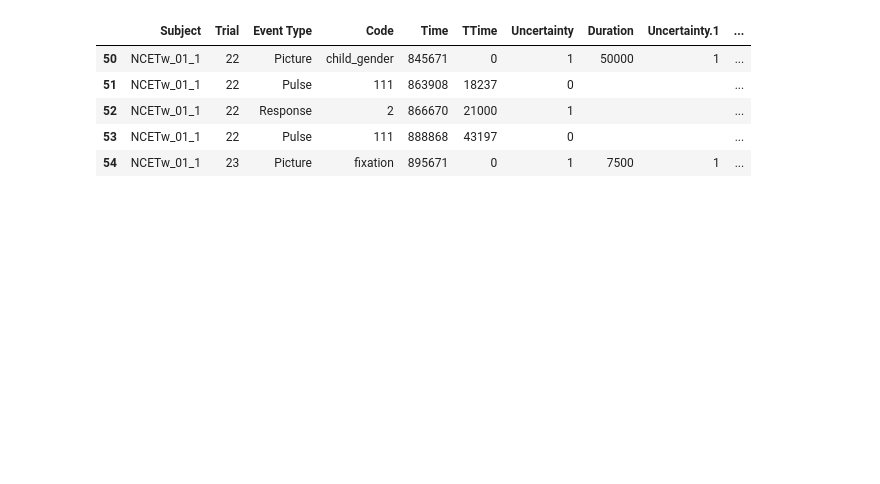
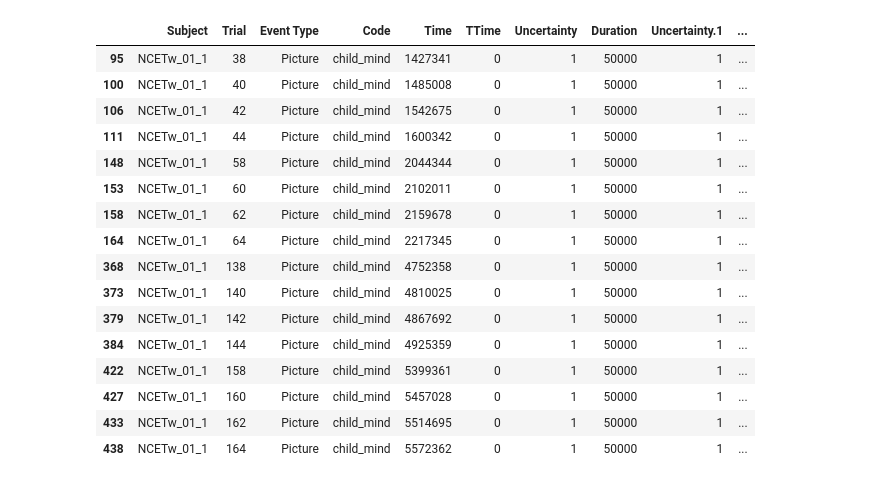
Before and after one commit to jszczypinski/NCET_IRT_analysis, a Jupyter notebook: Extracting_item_responses_NCET.ipynb, the cells around one changed output. Saved outputs shown, nothing was run; the diff lists cells and outputs as text; code cells hidden in the pictures; blank space fills up the shorter version.

```diff
--- a/Extracting_item_responses_NCET.ipynb
+++ b/Extracting_item_responses_NCET.ipynb
@@ -13 +19,3 @@ logs = logs[51:]
+# %%
+file_to_write = file[0:19] +".csv"
 # %%
@@ -23,11 +25,23 @@ for log in logs:
 # %%
 import pandas as pd
-log = pd.read_csv(file, sep = '\t', header = 0, keep_default_na=False)
-log[50:55]
+log = pd.read_csv(file_to_write, sep = '\t', header = 0, keep_default_na=False)
+log[50:65]
+log.loc[log['Code'] == "child_mind"]
 # %% [output]
 |  | Subject | Trial | Event Type | Code | Time | TTime | Uncertainty | Duration | Uncertainty.1 | ... |
-| 50 | NCETw_01_1 | 22 | Picture | child_gender | 845671 | 0 | 1 | 50000 | 1 | ... |
-| 51 | NCETw_01_1 | 22 | Pulse | 111 | 863908 | 18237 | 0 |  |  | ... |
-| 52 | NCETw_01_1 | 22 | Response | 2 | 866670 | 21000 | 1 |  |  | ... |
-| 53 | NCETw_01_1 | 22 | Pulse | 111 | 888868 | 43197 | 0 |  |  | ... |
-| 54 | NCETw_01_1 | 23 | Picture | fixation | 895671 | 0 | 1 | 7500 | 1 | ... |
+| 95 | NCETw_01_1 | 38 | Picture | child_mind | 1427341 | 0 | 1 | 50000 | 1 | ... |
+| 100 | NCETw_01_1 | 40 | Picture | child_mind | 1485008 | 0 | 1 | 50000 | 1 | ... |
+| 106 | NCETw_01_1 | 42 | Picture | child_mind | 1542675 | 0 | 1 | 50000 | 1 | ... |
+| 111 | NCETw_01_1 | 44 | Picture | child_mind | 1600342 | 0 | 1 | 50000 | 1 | ... |
+| 148 | NCETw_01_1 | 58 | Picture | child_mind | 2044344 | 0 | 1 | 50000 | 1 | ... |
+| 153 | NCETw_01_1 | 60 | Picture | child_mind | 2102011 | 0 | 1 | 50000 | 1 | ... |
+| 158 | NCETw_01_1 | 62 | Picture | child_mind | 2159678 | 0 | 1 | 50000 | 1 | ... |
+| 164 | NCETw_01_1 | 64 | Picture | child_mind | 2217345 | 0 | 1 | 50000 | 1 | ... |
+| 368 | NCETw_01_1 | 138 | Picture | child_mind | 4752358 | 0 | 1 | 50000 | 1 | ... |
+| 373 | NCETw_01_1 | 140 | Picture | child_mind | 4810025 | 0 | 1 | 50000 | 1 | ... |
+| 379 | NCETw_01_1 | 142 | Picture | child_mind | 4867692 | 0 | 1 | 50000 | 1 | ... |
+| 384 | NCETw_01_1 | 144 | Picture | child_mind | 4925359 | 0 | 1 | 50000 | 1 | ... |
+| 422 | NCETw_01_1 | 158 | Picture | child_mind | 5399361 | 0 | 1 | 50000 | 1 | ... |
+| 427 | NCETw_01_1 | 160 | Picture | child_mind | 5457028 | 0 | 1 | 50000 | 1 | ... |
+| 433 | NCETw_01_1 | 162 | Picture | child_mind | 5514695 | 0 | 1 | 50000 | 1 | ... |
+| 438 | NCETw_01_1 | 164 | Picture | child_mind | 5572362 | 0 | 1 | 50000 | 1 | ... |
```
Also changed, not shown: parts of 7 cells of this notebook, 4 other files.
